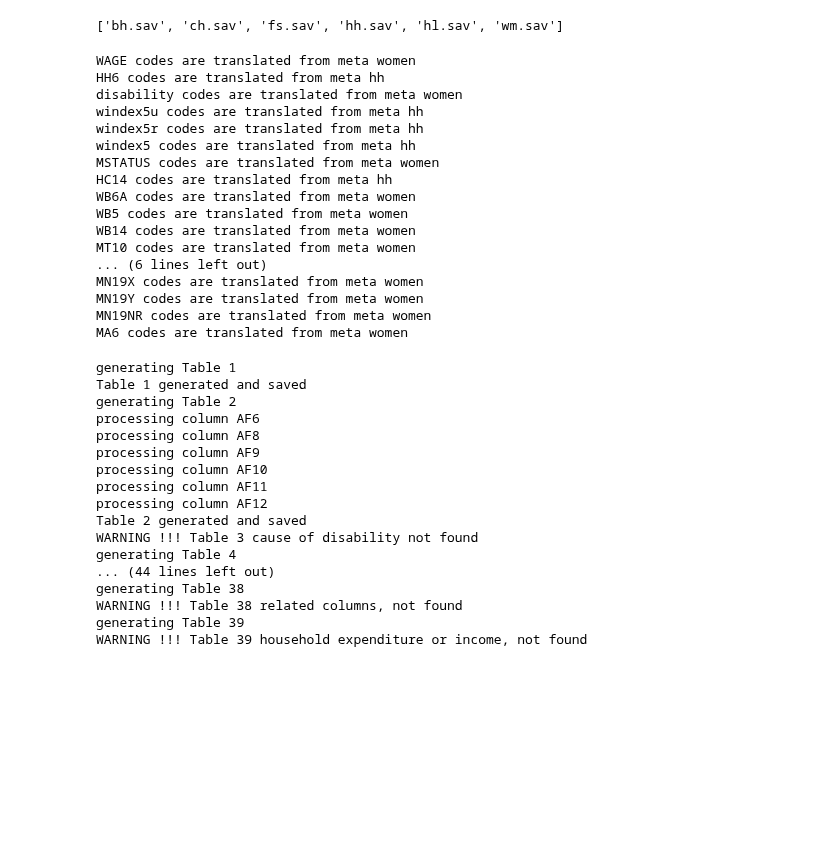
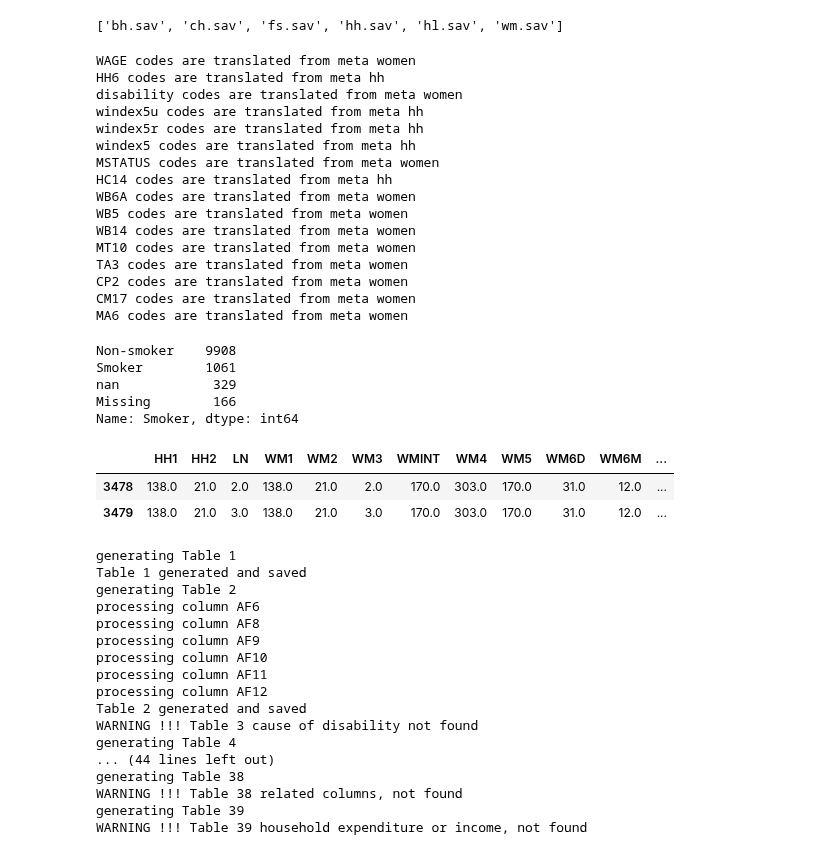
Before and after one commit to raffi1974/MICS, a Jupyter notebook: MICS_Palestine.ipynb, the cells around one changed output. Cells and saved outputs as stored; diff of their text form; code cells hidden in the pictures; blank space fills up the shorter version.

```diff
--- a/MICS_Palestine.ipynb
+++ b/MICS_Palestine.ipynb
@@ -42,7 +42,7 @@ class process:
 
         self.disability_cols=['AF6','AF8','AF9','AF10','AF11','AF12']
         self.other_cols=['WAGE','HH6','disability','windex5u','windex5r','windex5','MSTATUS','HC14','WB6A','WB5','WB14',
-        'MT10','TA3','CP2','CM17','MN19A','MN19B','MN19H','MN19X','MN19Y','MN19NR','MA6']
+        'MT10','TA3','CP2','CM17','MA6']
 
         self.dis_names={'AF6': 'Difficulty seeing, even if wearing glasses or contact lenses',
         'AF8': 'Difficulty hearing, even if using a hearing aid',
@@ -87,6 +87,10 @@ class process:
             IF ((TA1 = 2 | TA2=0 | TA3 = 2 | TA5 = 0) & (TA6 = 2 | TA7 = 2 | TA9=0) & (TA10 = 2|TA11 = 2 | TA13 = 0)) TobaccoUse = non-smoker.
             IF ((TA5 > 0 & TA5 <99) | (TA9 > 0 & TA9 <99) | (TA13 > 0 & TA13 <99)) TobaccoUse = smoker.'''
 
+        cond_smoker_missing=((self.data_wm['TA1']==9) | (self.data_wm['TA3']==9) | (self.data_wm['TA5']==99)) | \
+            ((self.data_wm['TA6']==9) | (self.data_wm['TA7']==9) | (self.data_wm['TA9']==99)) | \
+                ((self.data_wm['TA10']==9) | (self.data_wm['TA11']==9) | (self.data_wm['TA13']==99))
+
         cond_smoker=(((self.data_wm['TA5']>0) & (self.data_wm['TA5']<99)) | \
             ((self.data_wm['TA9']>0) & (self.data_wm['TA9']<99)) | \
                 ((self.data_wm['TA13']>0) & (self.data_wm['TA13']<99)))
@@ -95,9 +99,8 @@ class process:
             ((self.data_wm['TA6']==2) | (self.data_wm['TA7']==2) | (self.data_wm['TA9']==0)) & \
                 ((self.data_wm['TA10']==2) | (self.data_wm['TA11']==2) | (self.data_wm['TA13']==0)))
 
-        cond=[cond_smoker,cond_non_smoker]
-        rslt=['Smoker','Non-smoker']
-        self.data_wm['Smoker']=np.select(cond,rslt, default='DK')
+        self.data_wm['Smoker']=np.select([cond_smoker_missing,cond_smoker,cond_non_smoker],
+        ['Missing','Smoker','Non-smoker'], default=np.nan)
 
         #create literacy
         '''literate (So if WB6A = 2 | WB6A = 3 | (WB6A = 1 & WB6B >=5) --> Literate)'''
@@ -128,10 +131,10 @@ class process:
         cond=[(self.data_wm['MN19A']=='A') | (self.data_wm['MN19B']=='B'),
         (self.data_wm['MN19H']=='H') | (self.data_wm['MN19X']=='X') | (self.data_wm['MN19Y']=='Y'),
         (self.data_wm['MN19NR']=='?')]
-        rslt=['Yes', 'No','No response']
+        rslt=[1, 2,9]
 
         self.data_wm['Birth_Skilled_Per']=np.select(cond,rslt,default=np.nan)
-        self.data_wm['Birth_Skilled_Pers']=self.data_wm['Birth_Skilled_Per'].map(Birth_Skilled_Per_label)
+        self.data_wm['Birth_Skilled_Per']=self.data_wm['Birth_Skilled_Per'].map(Birth_Skilled_Per_label)
 
         #create age_groups columns
         #agegrp4_1[5-9,10-14,15-19,20-24,25-29,30+]
@@ -297,11 +300,24 @@ WB6A codes are translated from meta women
 WB5 codes are translated from meta women
 WB14 codes are translated from meta women
 MT10 codes are translated from meta women
-... (6 lines left out)
-MN19X codes are translated from meta women
-MN19Y codes are translated from meta women
-MN19NR codes are translated from meta women
+TA3 codes are translated from meta women
+CP2 codes are translated from meta women
+CM17 codes are translated from meta women
 MA6 codes are translated from meta women
+# %%
+p.data_wm['Smoker'].value_counts()
+# %% [output]
+Non-smoker    9908
+Smoker        1061
+nan            329
+Missing        166
+Name: Smoker, dtype: int64
+# %%
+p.data_wm[(p.data_wm['HH1']==138)& (p.data_wm['HH2']==21)]
+# %% [output]
+|  | HH1 | HH2 | LN | WM1 | WM2 | WM3 | WMINT | WM4 | WM5 | WM6D | WM6M | ... |
+| 3478 | 138.0 | 21.0 | 2.0 | 138.0 | 21.0 | 2.0 | 170.0 | 303.0 | 170.0 | 31.0 | 12.0 | ... |
+| 3479 | 138.0 | 21.0 | 3.0 | 138.0 | 21.0 | 3.0 | 170.0 | 303.0 | 170.0 | 31.0 | 12.0 | ... |
 # %%
 class crosstab(process):
 
```
